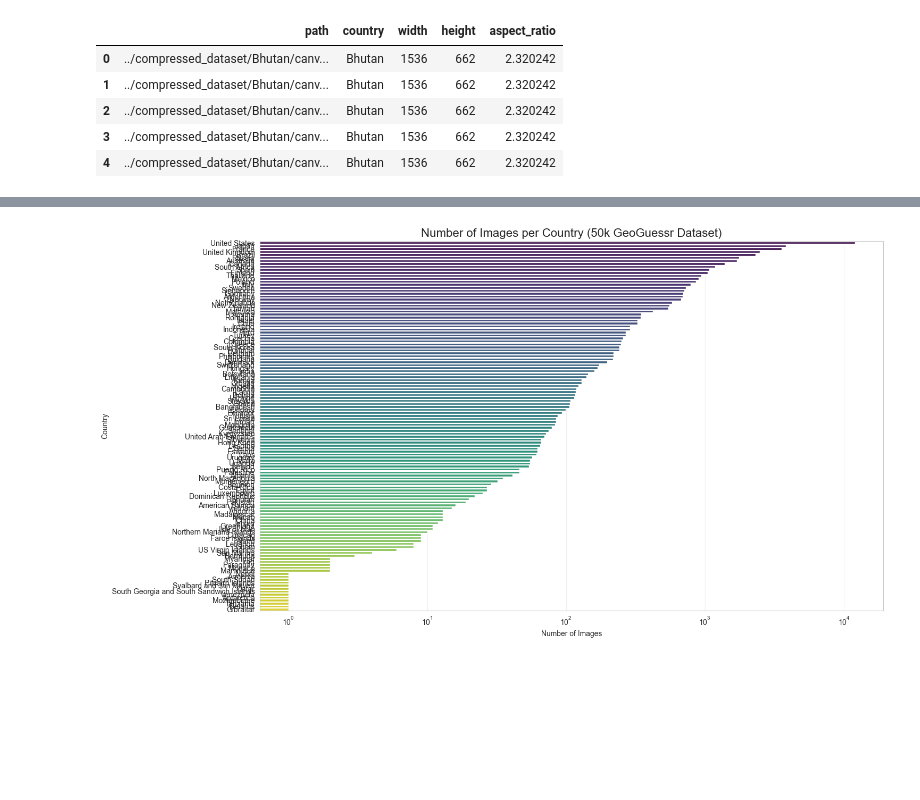
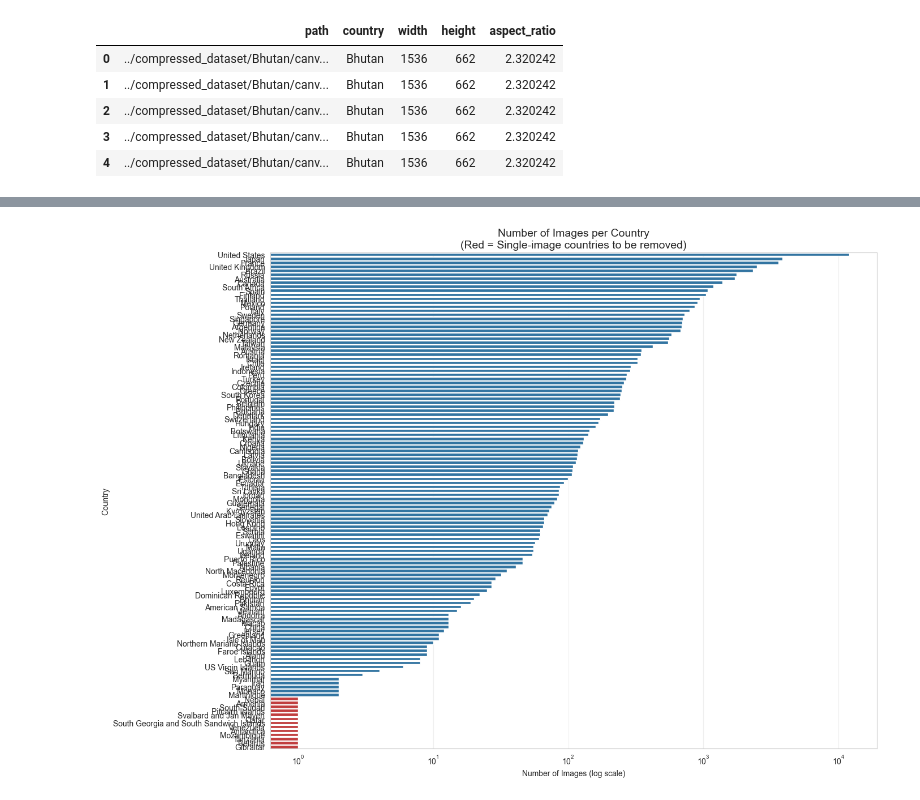
Before and after one commit to hanmosh/geoguessr-bot, a Jupyter notebook: eda/01_eda.ipynb, the cells around one changed output, grey strips where cells are left out. Cells and saved outputs as stored; diff of their text form; code cells hidden in the pictures; blank space fills up the shorter version.

```diff
--- a/eda/01_eda.ipynb
+++ b/eda/01_eda.ipynb
@@ -19,11 +17,19 @@ from pathlib import Path
 from tqdm.auto import tqdm
 # %%
-# get dataset
-root = Path(kagglehub.dataset_download("ubitquitin/geolocation-geoguessr-images-50k"))
-DATA_ROOT = root / "compressed_dataset"
+# Dataset path - auto-detect local data or download from Kaggle
+LOCAL_PATH = Path("../compressed_dataset")
 
-print("DATA_ROOT:", DATA_ROOT)
+if LOCAL_PATH.exists():
+    DATA_ROOT = LOCAL_PATH
+    print(f"Using local data: {DATA_ROOT}")
+else:
+    print("Local data not found, downloading from Kaggle...")
+    root = Path(kagglehub.dataset_download("ubitquitin/geolocation-geoguessr-images-50k"))
+    DATA_ROOT = root / "compressed_dataset"
+    print(f"Downloaded to: {DATA_ROOT}")
 
-# initalize
+print(f"DATA_ROOT exists: {DATA_ROOT.exists()}")
+
+# Initialize plot styling
 sns.set_style("whitegrid")
 plt.rcParams["figure.figsize"] = (12, 6)
@@ -65,26 +74,43 @@ Total countries: 124
 | 3 | ../compressed_dataset/Bhutan/canv... | Bhutan | 1536 | 662 | 2.320242 |
 | 4 | ../compressed_dataset/Bhutan/canv... | Bhutan | 1536 | 662 | 2.320242 |
 # %%
-# class distribution
+# =============================================================================
+# 1a. CLASS DISTRIBUTION: Images per Country
+# =============================================================================
+
 country_counts = df['country'].value_counts().sort_values(ascending=False)
 
-plt.figure(figsize=(15, 8))
-sns.barplot(x=country_counts.values, y=country_counts.index, palette="viridis")
-plt.title("Number of Images per Country (50k GeoGuessr Dataset)", fontsize=16)
-plt.xlabel("Number of Images")
+# Count countries with only 1 image
+single_image_countries = country_counts[country_counts == 1]
+num_single_image_countries = len(single_image_countries)
+
+print("=" * 60)
+print("SINGLE-IMAGE COUNTRIES (Candidates for Removal)")
+print("=" * 60)
+print(f"\nTotal countries with only 1 image: {num_single_image_countries}")
+print(f"\nThese countries are:")
+for country in single_image_countries.index:
+    print(f"  - {country}")
+
+# Bar chart
+plt.figure(figsize=(14, 10))
+colors = ['#d62728' if count == 1 else '#1f77b4' for count in country_counts.values]
+sns.barplot(x=country_counts.values, y=country_counts.index, hue=country_counts.index,
+            palette=colors, legend=False)
+plt.title("Number of Images per Country\n(Red = Single-image countries to be removed)", fontsize=14)
+plt.xlabel("Number of Images (log scale)")
 plt.ylabel("Country")
 plt.xscale("log")
 plt.grid(True, axis='x', alpha=0.3)
 plt.tight_layout()
-plt.savefig("eda_images_per_country.png", dpi=200)
+plt.savefig("eda_images_per_country.png", dpi=200, bbox_inches='tight')
 plt.show()
 
-# Top 10 & Bottom 10 table
-top10 = country_counts.head(10)
-bottom10 = country_counts.tail(10)
-
-print("Top 10 countries")
-print(top10)
-print("\nBottom 10 countries")
-print(bottom10)
+print("\n" + "=" * 60)
+print("SUMMARY STATISTICS")
+print("=" * 60)
+print(f"Total images: {len(df):,}")
+print(f"Total countries: {len(country_counts)}")
+print(f"Countries with only 1 image: {num_single_image_countries}")
+print(f"Countries remaining after removal: {len(country_counts) - num_single_image_countries}")
 # %% [output]
@@ -94 +137 @@ Passing `palette` without assigning `hue` is deprecated and will be removed in v
-[figure, old version]
+[figure, new version]
```
Also changed, not shown: parts of 9 cells of this notebook, 8 other files.
